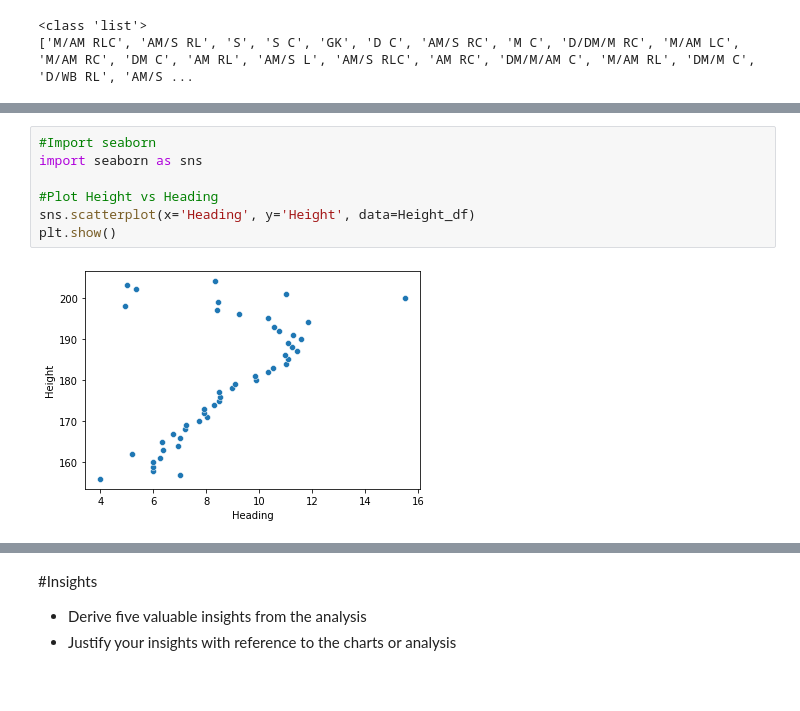
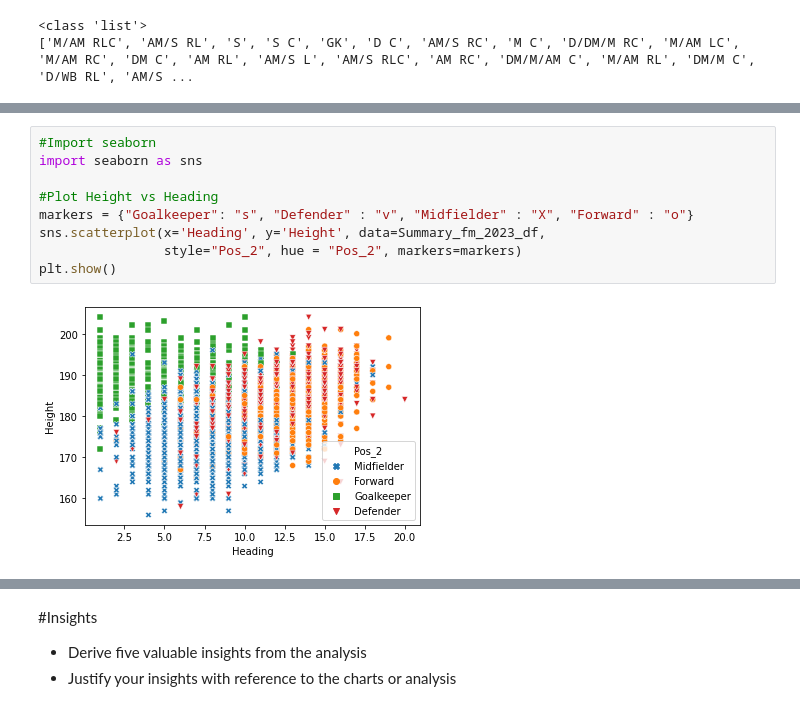
Before and after one commit to RobertCurley/UCDPA_RobertCurley, a Jupyter notebook: UCDPA_RobertCurley.ipynb, the cells around one changed output, grey strips where cells are left out. Saved outputs shown, nothing was run; the diff lists cells and outputs as text.

```diff
--- a/UCDPA_RobertCurley.ipynb
+++ b/UCDPA_RobertCurley.ipynb
@@ -550,9 +568,11 @@ Height
 # %%
 #Import seaborn
 import seaborn as sns
 
 #Plot Height vs Heading
-sns.scatterplot(x='Heading', y='Height', data=Height_df)
+markers = {"Goalkeeper": "s", "Defender" : "v", "Midfielder" : "X", "Forward" : "o"}
+sns.scatterplot(x='Heading', y='Height', data=Summary_fm_2023_df,
+                style="Pos_2", hue = "Pos_2", markers=markers)
 plt.show()
 # %% [output]
-[figure, old version]
+[figure, new version]
```
Also changed, not shown: parts of 29 cells of this notebook.
